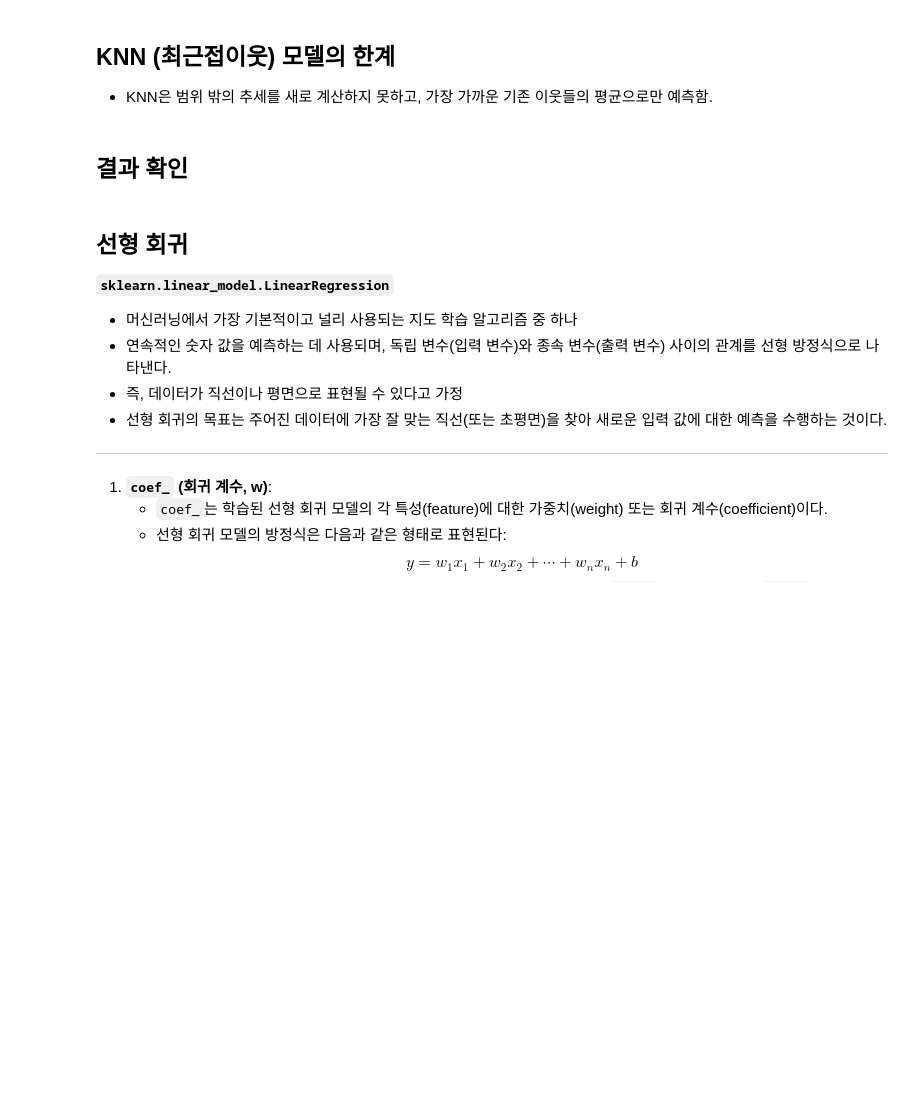
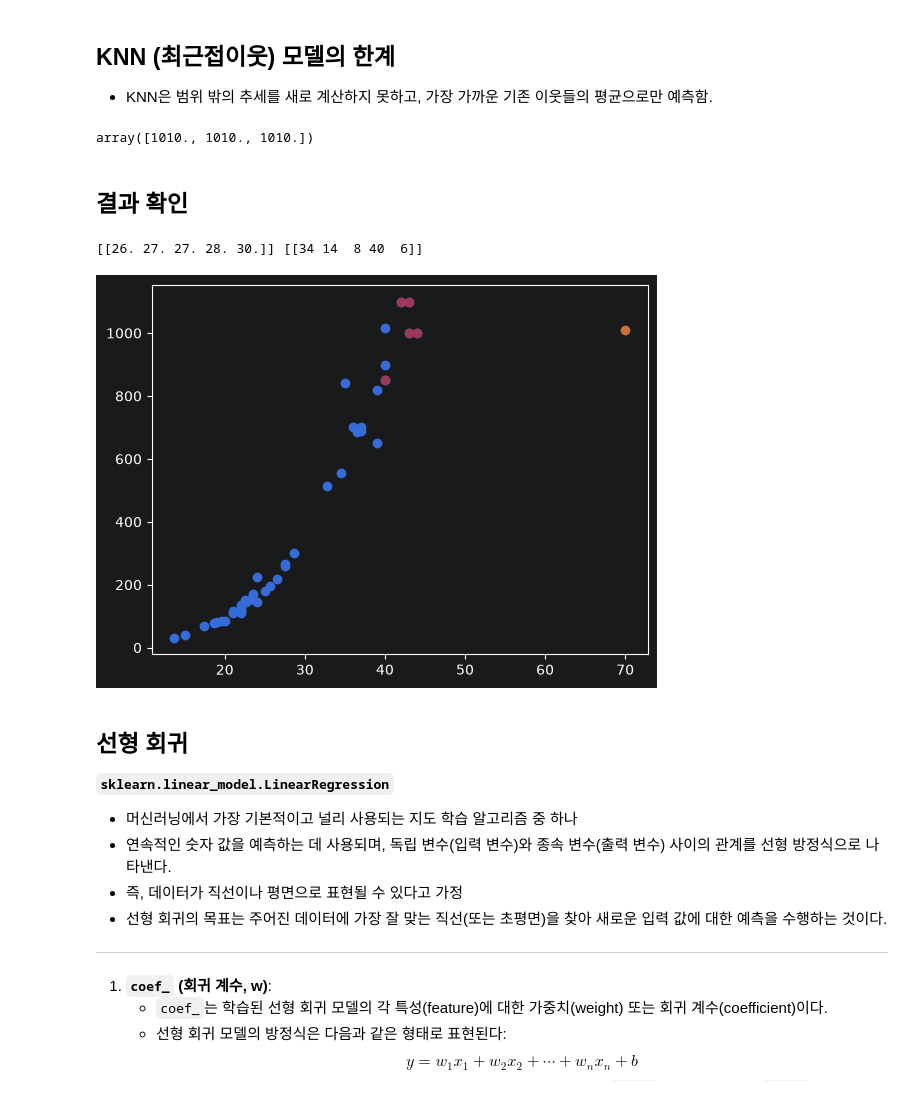
Before and after one commit to RabbitTasteDog-PRO/06_machine_learning, a Jupyter notebook: 02_regression/02_regression_overview.ipynb, the cells around one changed output. Cells and saved outputs as stored; diff of their text form; code cells hidden in the pictures; blank space fills up the shorter version.

```diff
--- a/02_regression/02_regression_overview.ipynb
+++ b/02_regression/02_regression_overview.ipynb
@@ -377,8 +377,32 @@ n_neighbors를 바꾸는 이유는 몇 개의 이웃을 참고할지에 따라
 # %% [markdown]
 ## KNN (최근접이웃) 모델의 한계
 - KNN은 범위 밖의 추세를 새로 계산하지 못하고, 가장 가까운 기존 이웃들의 평균으로만 예측함.
+# %%
+knn_reg = KNeighborsRegressor()
+
+knn_reg.fit(X_train, y_train)
+
+# 길이 50, 70, 100인 농어의 무게를 예측함.
+pred = knn_reg.predict([[50], [70], [100]])
+
+# 훈련 데이터의 최대 길이가 약 44 근처라면 50, 70, 100은 훈련 범위 밖의 값임.
+# KNN은 범위 밖의 추세를 새로 계산하지 못하고, 가장 가까운 기존 이웃들의 평균으로만 예측함.
+pred  # [1010., 1010., 1010.]
+# %% [output]
+array([1010., 1010., 1010.])
 # %% [markdown]
 ## 결과 확인
+# %%
+plt.scatter(X_train, y_train)
+plt.scatter(70, 1010)
+distances, index = knn_reg.kneighbors([[70]])
+print(distances, index)
+plt.scatter(X_train[index], y_train[index])
+
+plt.show()
+# %% [output]
+[[26. 27. 27. 28. 30.]] [[34 14  8 40  6]]
+[figure, added]
 # %% [markdown]
 ## 선형 회귀
 **`sklearn.linear_model.LinearRegression`**
```
Also changed, not shown: parts of 15 cells of this notebook, 1 other file.
